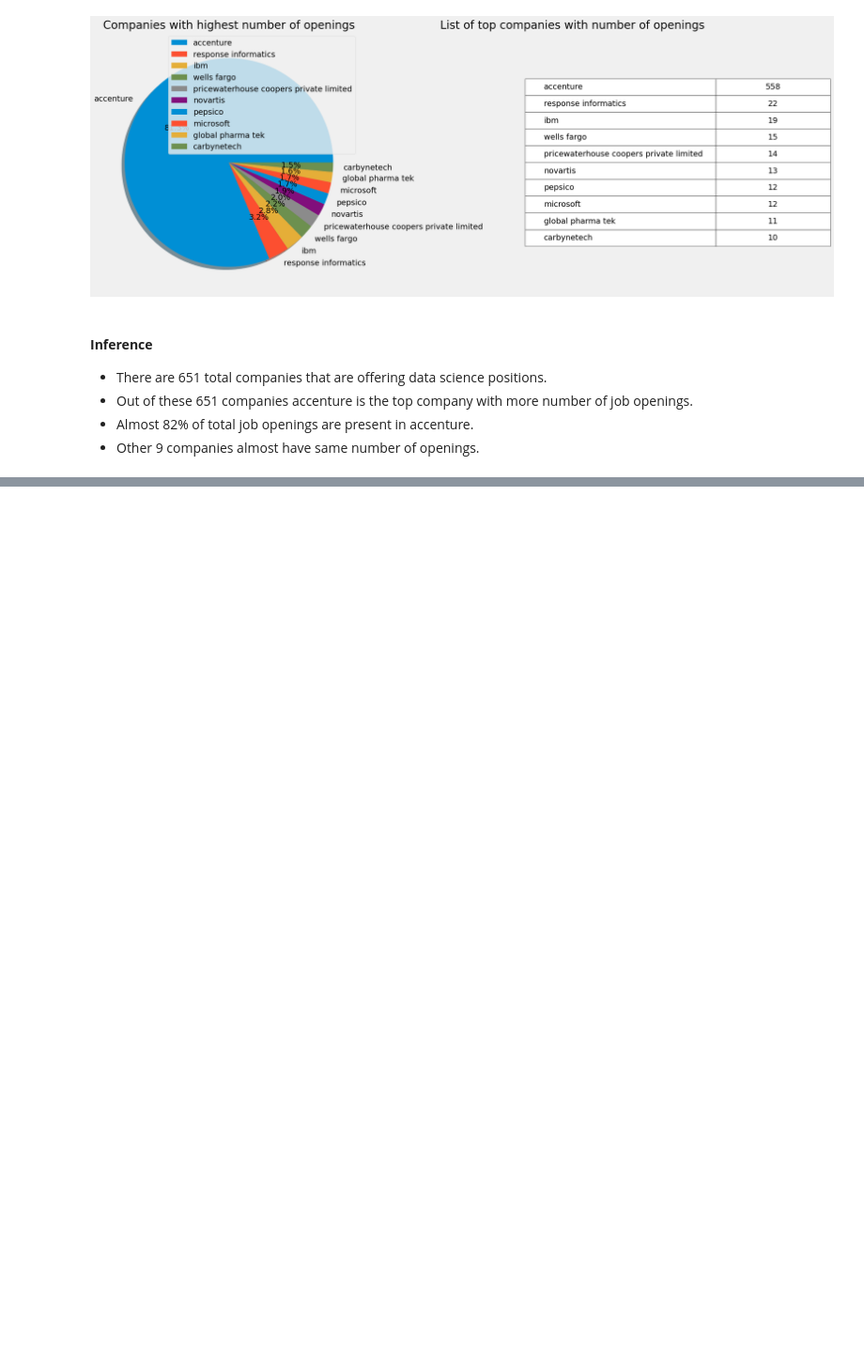
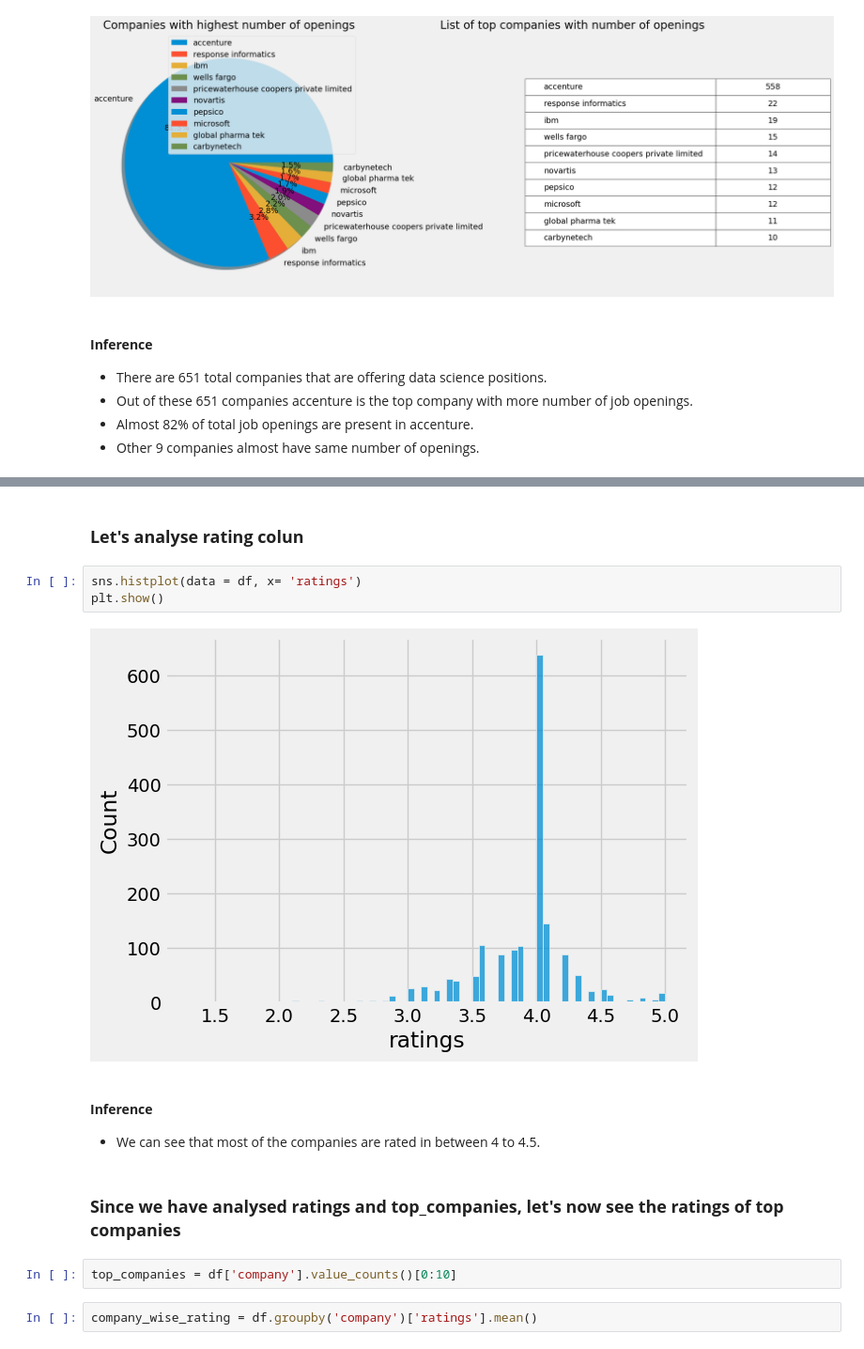
Before and after one commit to Lavanyasuc31/Data_Science_Jobs_Analysis, a Jupyter notebook: Naukri.ipynb, the cells around one changed output, grey strips where cells are left out. Shown at 94% size. Drawn from its saved outputs; the diff is of its cells as text; blank space fills up the shorter version.

```diff
--- a/Naukri.ipynb
+++ b/Naukri.ipynb
@@ -888,0 +820,17 @@ table.scale(0.6,1.4)
+# %% [markdown]
+### **Let's analyse rating colun**
+# %%
+sns.histplot(data = df, x= 'ratings')
+plt.show()
+# %% [output]
+[figure, added]
+# %% [markdown]
+#### **Inference**
+
+- We can see that most of the companies are rated in between 4 to 4.5.
+# %% [markdown]
+### **Since we have analysed ratings and top_companies, let's now see the ratings of top companies**
+# %%
+top_companies = df['company'].value_counts()[0:10]
+# %%
+company_wise_rating = df.groupby('company')['ratings'].mean()
```
Also changed, not shown: parts of 33 cells of this notebook.
